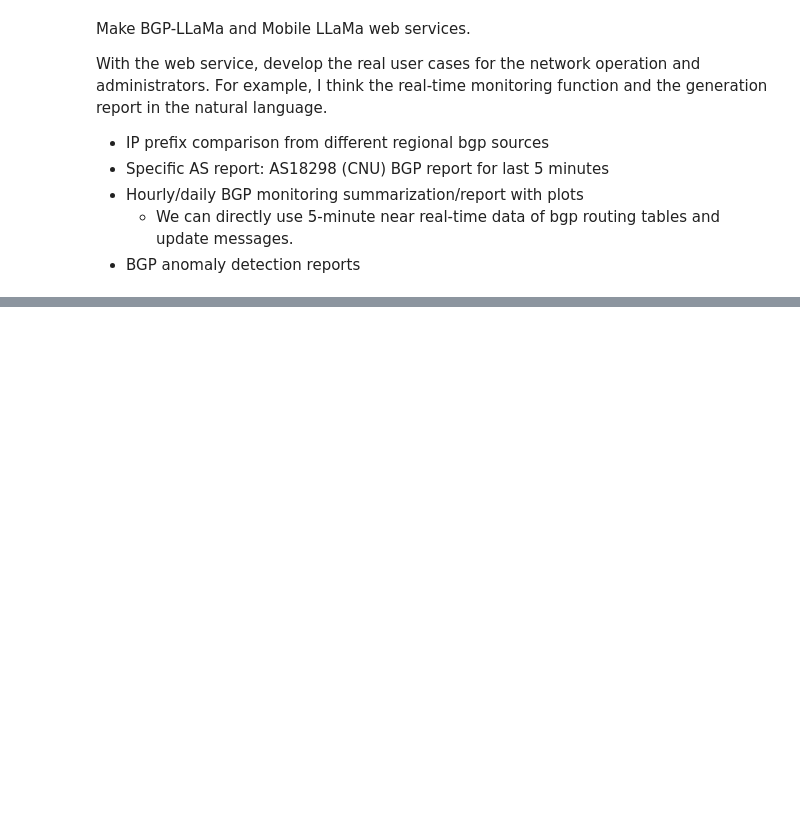
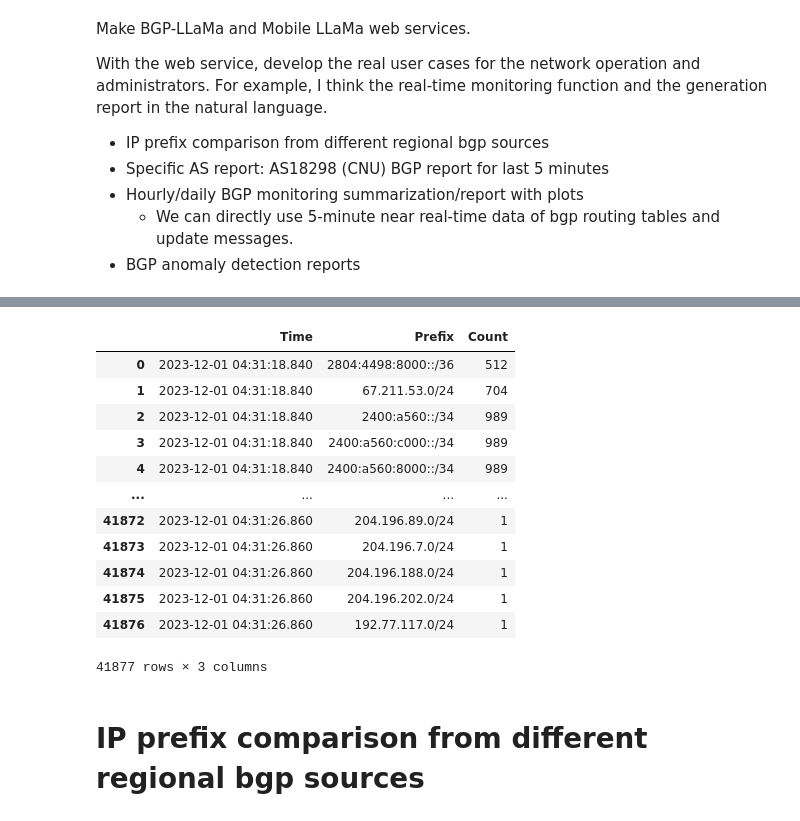
Before and after one commit to hyonbokan/BGP_data_analysis, a Jupyter notebook: PyBGPStream_real_time.ipynb, the cells around one changed output, grey strips where cells are left out. Drawn from its saved outputs; the diff is of its cells as text; code cells hidden in the pictures; blank space fills up the shorter version.

```diff
--- a/PyBGPStream_real_time.ipynb
+++ b/PyBGPStream_real_time.ipynb
@@ -38,21 +38,15 @@ import pybgpstream
 
 # Create a BGPStream instance
 stream = pybgpstream.BGPStream(
-    # Specify data source, e.g., 'routeviews', 'ris'
-    project="ris",
-    # Use 'record_type' as 'updates' to get real-time BGP update messages
+    project="ris-live",
     record_type="updates",
-    # Optionally filter data (e.g., by specific prefix, ASN, etc.)
-    # filter="prefix 1.1.1.0/24"
 )
 
 # Start the live stream
 for rec in stream.records():
-    # Process each record
     print(f"Time: {rec.time}")
     for elem in rec:
-        # Print out details of each BGP element
         print(f"Peer ASN: {elem.peer_asn}, Peer IP: {elem.peer_address}, Type: {elem.type}")
-        if elem.type in ('A', 'W'):  # Announcements and Withdrawals
+        if elem.type in ('A', 'W'):
             print(f"Prefix: {elem.fields['prefix']}, AS Path: {elem.fields.get('as-path', 'N/A')}")
         print("-" * 40)
@@ -58,0 +115,16 @@ for rec in stream.records():
+# %%
+prefix_announcements_df
+# %% [output]
+|  | Time | Prefix | Count |
+| 0 | 2023-12-01 04:31:18.840 | 2804:4498:8000::/36 | 512 |
+| 1 | 2023-12-01 04:31:18.840 | 67.211.53.0/24 | 704 |
+| 2 | 2023-12-01 04:31:18.840 | 2400:a560::/34 | 989 |
+| 3 | 2023-12-01 04:31:18.840 | 2400:a560:c000::/34 | 989 |
+| 4 | 2023-12-01 04:31:18.840 | 2400:a560:8000::/34 | 989 |
+| ... | ... | ... | ... |
+| 41872 | 2023-12-01 04:31:26.860 | 204.196.89.0/24 | 1 |
+| 41873 | 2023-12-01 04:31:26.860 | 204.196.7.0/24 | 1 |
+| 41874 | 2023-12-01 04:31:26.860 | 204.196.188.0/24 | 1 |
+| 41875 | 2023-12-01 04:31:26.860 | 204.196.202.0/24 | 1 |
+| 41876 | 2023-12-01 04:31:26.860 | 192.77.117.0/24 | 1 |
+41877 rows × 3 columns
@@ -58,0 +189,2 @@ for rec in stream.records():
+# %% [markdown]
+# IP prefix comparison from different regional bgp sources
```
Also changed, not shown: parts of 3 cells of this notebook, 2 other files.
